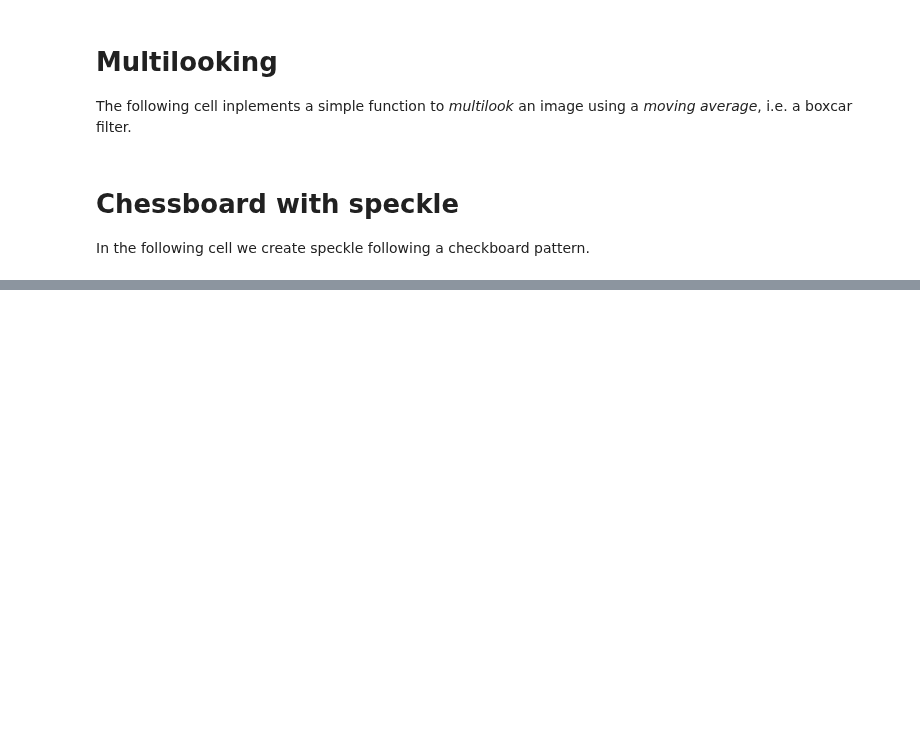
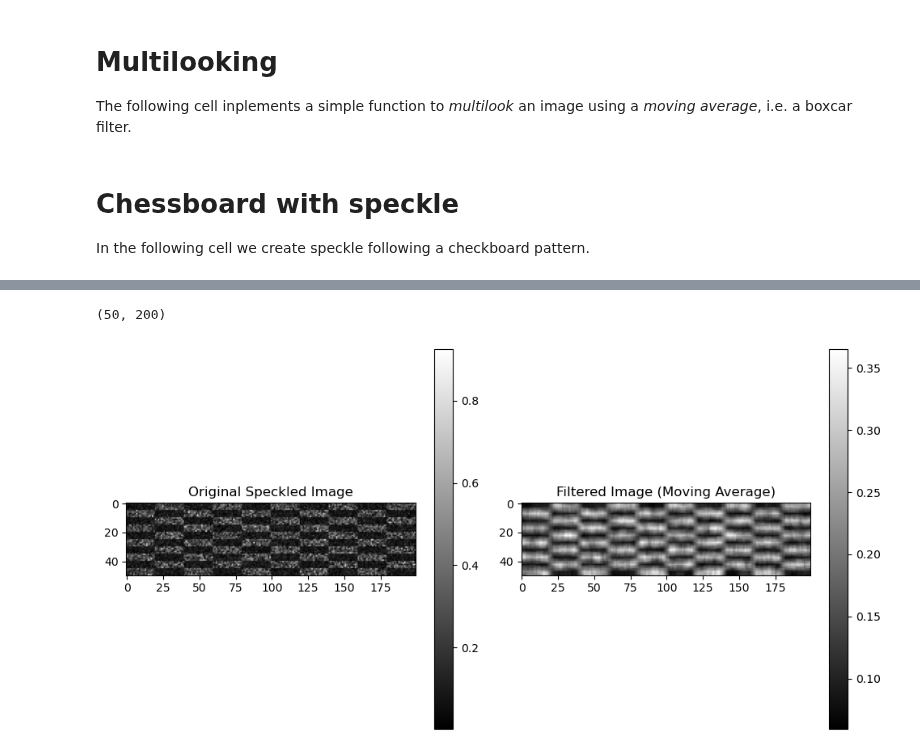
Before and after one commit to debnovalina/PPESO-Practical, a Jupyter notebook: practical_Paco_W6/RadarModelTips.ipynb, the cells around one changed output, grey strips where cells are left out. Saved outputs shown, nothing was run; the diff lists cells and outputs as text; code cells hidden in the pictures; blank space fills up the shorter version.

```diff
--- a/practical_Paco_W6/RadarModelTips.ipynb
+++ b/practical_Paco_W6/RadarModelTips.ipynb
@@ -75,0 +76,51 @@ plt.colorbar()
+# %%
+import numpy as np
+
+# Define the image size and resolution
+shape = (50, 200)  # 50 rows (azimuth) x 200 columns (range)
+square_size = 100  # Size of each square in meters
+daz = 20  # Azimuth resolution
+dgr = 5   # Range resolution
+
+# Generate the chessboard NRCS pattern
+nrcs = chessboard_nrcs(shape, nrcs_black=0.01, nrcs_white=0.1,
+                       square_size=square_size, daz=daz, dgr=dgr)
+
+print(nrcs.shape)  # Confirm the shape is (50, 200)
+# %% [output]
+(50, 200)
+# %%
+# Add complex Gaussian speckle noise
+slc = np.sqrt(nrcs / 2) * (np.random.randn(*shape) + 1j * np.random.randn(*shape))
+
+# Calculate the magnitude (intensity) of the speckle-corrupted image
+intensity_image = np.abs(slc)
+# %%
+# Define smoothing parameters
+Naz = 5  # Number of samples to average in azimuth
+Nrg = 5  # Number of samples to average in range
+
+# Apply the moving average filter
+filtered_image = moving_average(intensity_image, Naz, Nrg)
+
+# Compare the original and filtered images
+import matplotlib.pyplot as plt
+
+plt.figure(figsize=(10, 5))
+
+# Original image
+plt.subplot(1, 2, 1)
+plt.title("Original Speckled Image")
+plt.imshow(intensity_image, cmap='gray')
+plt.colorbar()
+
+# Filtered image
+plt.subplot(1, 2, 2)
+plt.title("Filtered Image (Moving Average)")
+plt.imshow(filtered_image, cmap='gray')
+plt.colorbar()
+
+plt.tight_layout()
+plt.show()
+# %% [output]
+[figure, added]
```
Also changed, not shown: parts of 1 cell of this notebook, 1 other file.
